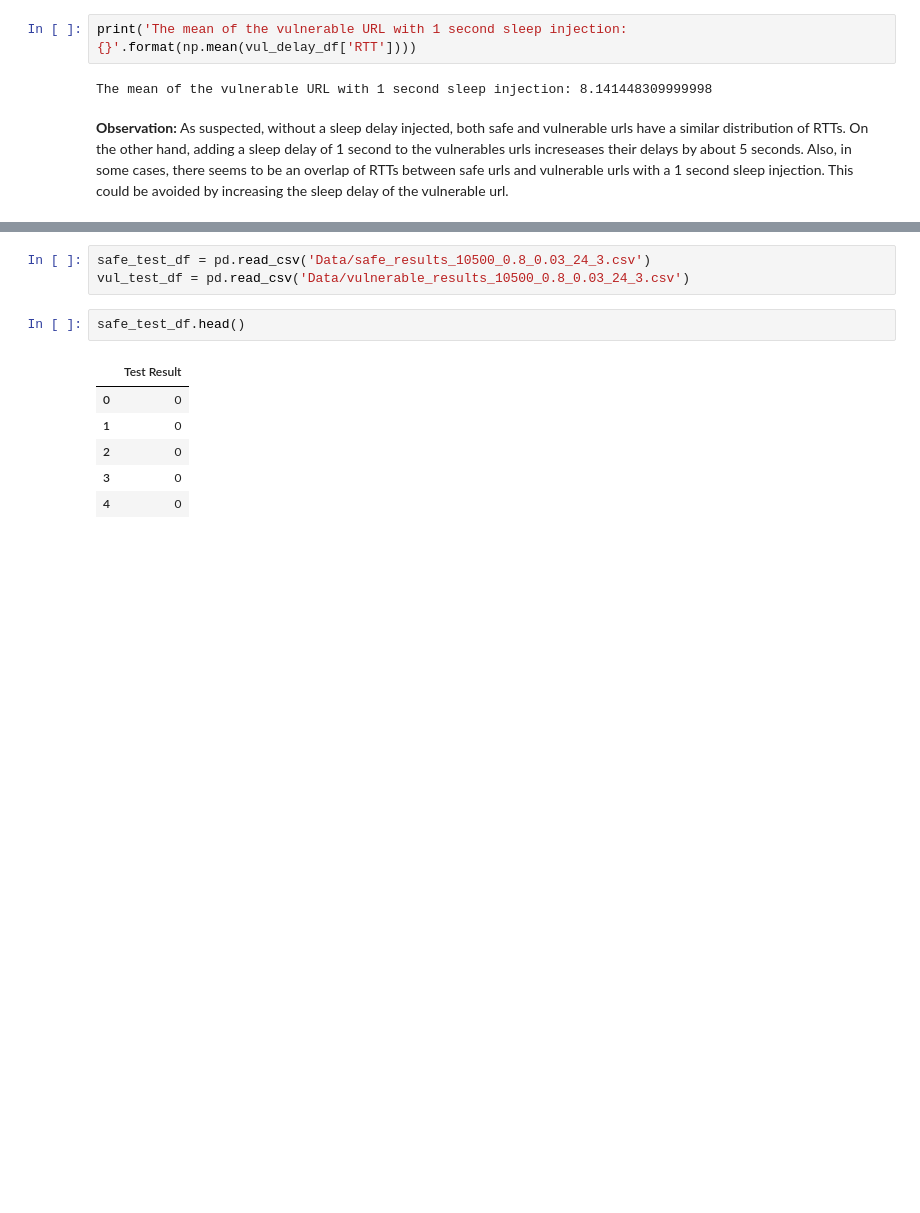
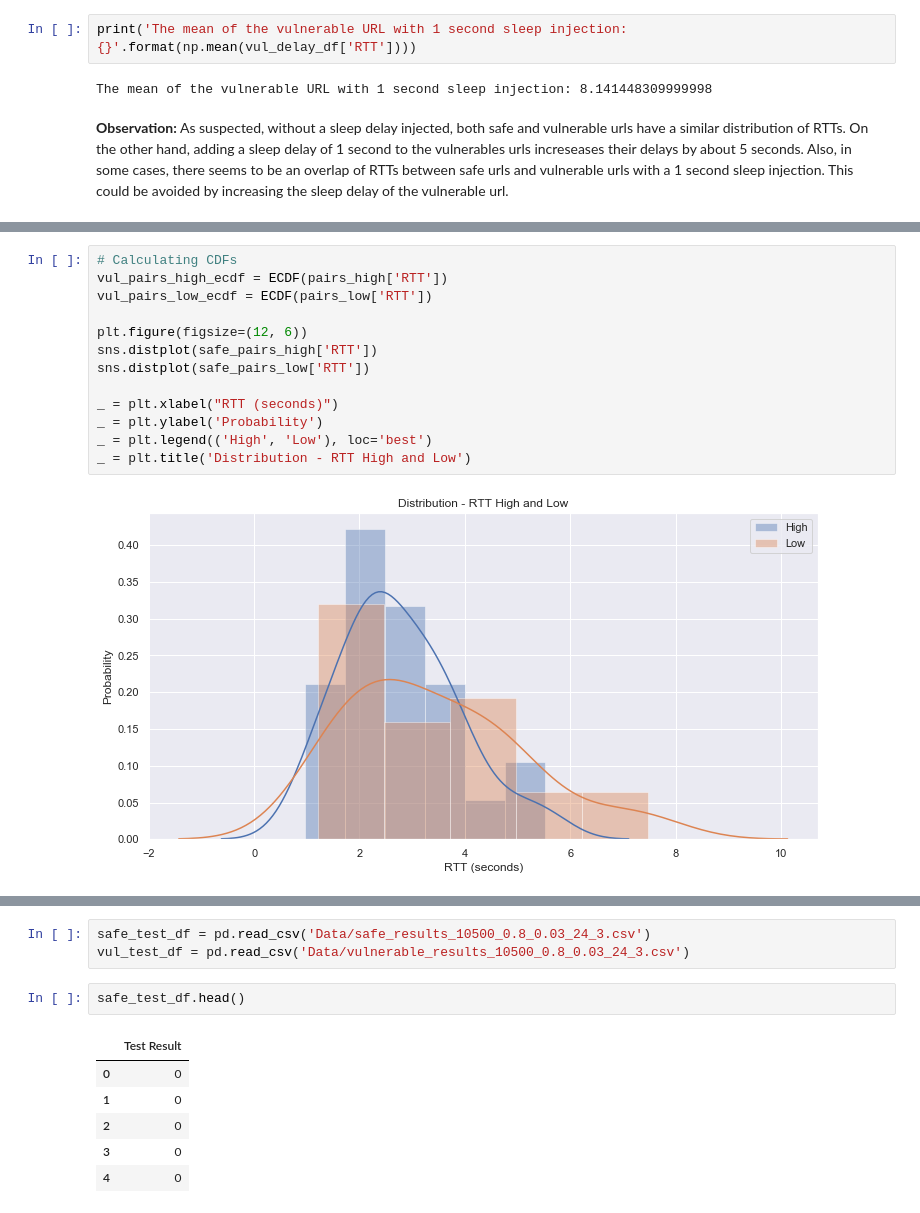
Before and after one commit to avourakis/Time-Based-Test-Blind-SQL-Injection, a Jupyter notebook: custom_approach.ipynb, the cells around one changed output, grey strips where cells are left out. Drawn from its saved outputs; the diff is of its cells as text; blank space fills up the shorter version.

```diff
--- a/custom_approach.ipynb
+++ b/custom_approach.ipynb
@@ -178,0 +196,15 @@ The median of the low delay is: 3.1059598669999997
+# %%
+# Calculating CDFs
+vul_pairs_high_ecdf = ECDF(pairs_high['RTT'])
+vul_pairs_low_ecdf = ECDF(pairs_low['RTT'])
+
+plt.figure(figsize=(12, 6))
+sns.distplot(safe_pairs_high['RTT'])
+sns.distplot(safe_pairs_low['RTT'])
+
+_ = plt.xlabel("RTT (seconds)")
+_ = plt.ylabel('Probability')
+_ = plt.legend(('High', 'Low'), loc='best')
+_ = plt.title('Distribution - RTT High and Low')
+# %% [output]
+[figure, added]
```
Also changed, not shown: parts of 19 cells of this notebook, 6 other files.
